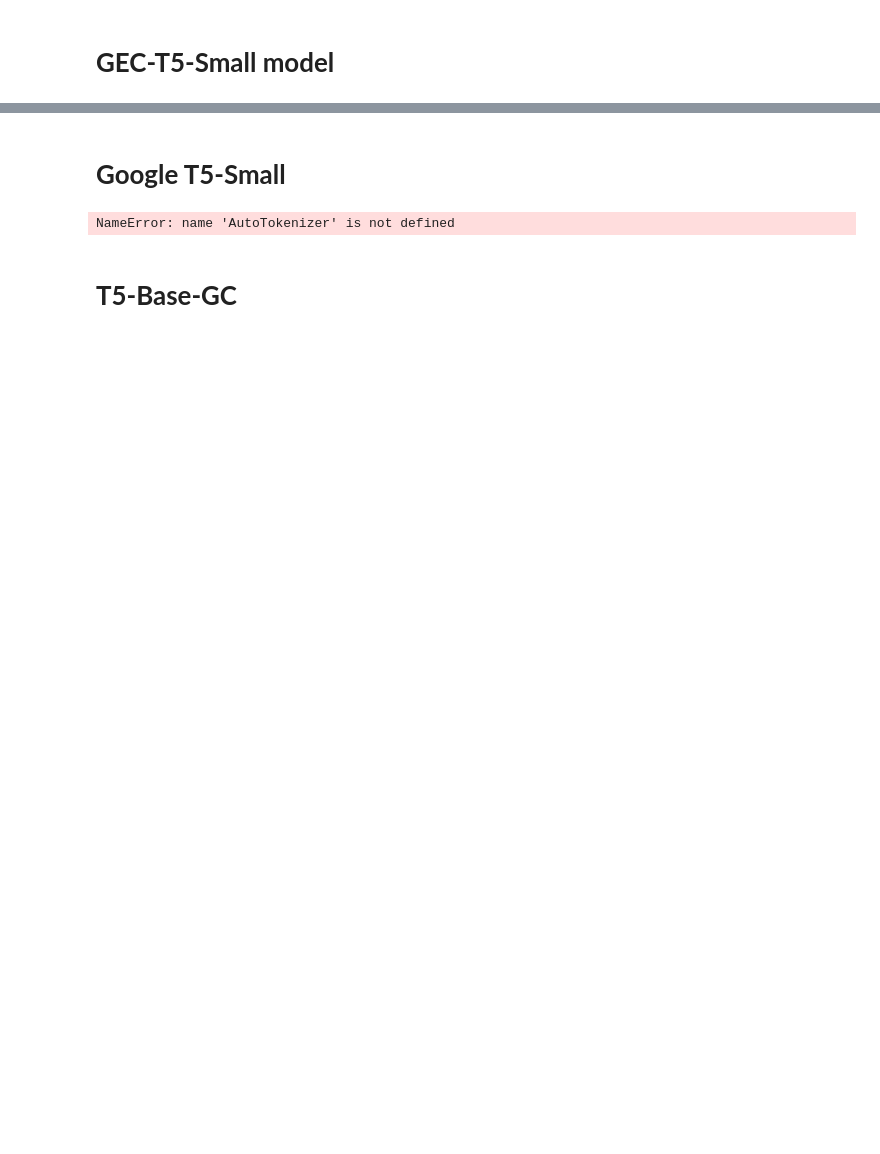
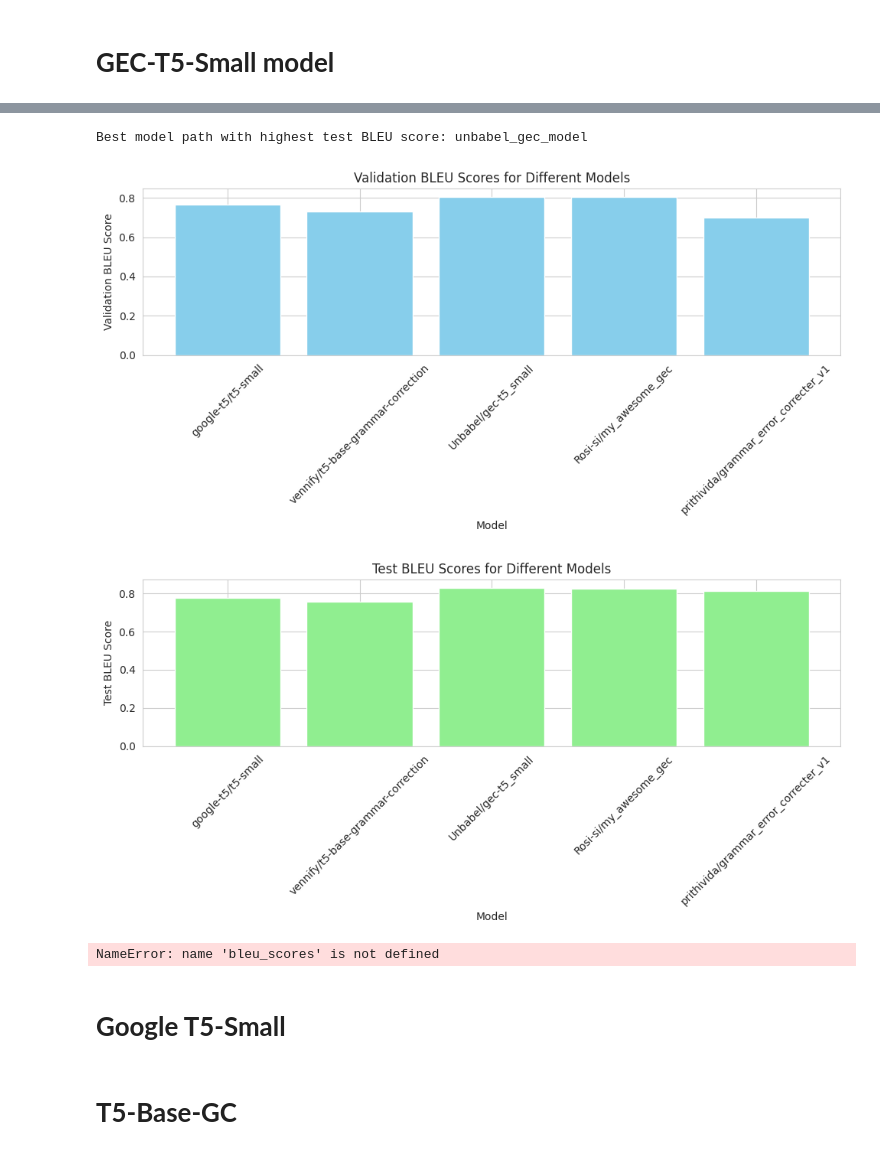
Before and after one commit to skbiswas0509/CSE499B-Grammatical-Error-Correction, a Jupyter notebook: GCCC_New.ipynb, the cells around one changed output, grey strips where cells are left out. Saved outputs shown, nothing was run; the diff lists cells and outputs as text; code cells hidden in the pictures; blank space fills up the shorter version.

```diff
--- a/GCCC_New.ipynb
+++ b/GCCC_New.ipynb
@@ -870,0 +885,19 @@ Test BLEU Score: 0.7183324375959452, Test Accuracy: 0.32673267326732675
+# %%
+# Train each model and collect BLEU scores
+for model_name, tokenizer_name, save_path in model_configs:
+    model = T5ForConditionalGeneration.from_pretrained(model_name)
+    tokenizer = T5Tokenizer.from_pretrained(tokenizer_name)
+
+    # Train model and collect BLEU scores
+    val_bleu, test_bleu = train_model(model, tokenizer, dataloaders, num_epochs=1)
+
+    # Append the results to the dictionary
+    bleu_scores['Model Name'].append(model_name)
+    bleu_scores['Validation BLEU'].append(val_bleu)
+    bleu_scores['Test BLEU'].append(test_bleu)
+    bleu_scores['Model Path'].append(save_path)  # Store the path
+
+    # Save the model
+    model.save_pretrained(save_path)
+    tokenizer.save_pretrained(save_path)
+    print(f"Model saved to {save_path}")
@@ -871,19 +935,45 @@ Test BLEU Score: 0.7183324375959452, Test Accuracy: 0.32673267326732675
+# %%
+# Find the model path for the best test BLEU score
+best_test_index = bleu_scores['Test BLEU'].index(max(bleu_scores['Test BLEU']))
+best_test_model_path = bleu_scores['Model Path'][best_test_index]
+
+print(f"Best model path with highest test BLEU score: {best_test_model_path}")
+# %% [output]
+Best model path with highest test BLEU score: unbabel_gec_model
+# %%
+# Plot Validation BLEU Scores                                                    #*fsddsgffffffffffffffffffffffffffffffffffffffffhfpouiho**
+plt.figure(figsize=(10, 5))
+plt.bar(bleu_scores['Model Name'], bleu_scores['Validation BLEU'], color='skyblue')
+plt.xlabel("Model")
+plt.ylabel("Validation BLEU Score")
+plt.title("Validation BLEU Scores for Different Models")
+plt.xticks(rotation=45)
+plt.tight_layout()
+plt.show()
+
+# Plot Test BLEU Scores
+plt.figure(figsize=(10, 5))
+plt.bar(bleu_scores['Model Name'], bleu_scores['Test BLEU'], color='lightgreen')
+plt.xlabel("Model")
+plt.ylabel("Test BLEU Score")
+plt.title("Test BLEU Scores for Different Models")
+plt.xticks(rotation=45)
+plt.tight_layout()
+plt.show()
+# %% [output]
+[figure, added]
+[figure, added]
+# %%
+# Find the index of the maximum Validation BLEU score
+max_test_bleu_idx = bleu_scores['Test BLEU'].index(max(bleu_scores['Test BLEU']))
+
+# Retrieve the model name and score with the best validation BLEU score
+best_model_name = bleu_scores['Model Name'][max_test_bleu_idx]
+
+print(f"The best performing model {best_model_name} and its score it has got is {max_test_bleu_idx}")
+# %% [output]
+NameError: name 'bleu_scores' is not defined
 # %% [markdown]
 # **Google T5-Small**
-# %%
-tokenizer = AutoTokenizer.from_pretrained("google-t5/t5-small")
-model = AutoModelForSeq2SeqLM.from_pretrained("google-t5/t5-small")
-
-num_epochs = 1
-
-train_model(model,tokenizer,dataloaders,num_epochs)
-
-# Save the model
-model_save_path = "t5_small_model"
-model.save_pretrained(model_save_path)
-tokenizer.save_pretrained(model_save_path)
-print(f"Model saved to {model_save_path}")
-# %% [output]
-NameError: name 'AutoTokenizer' is not defined
 # %% [markdown]
 # **T5-Base-GC**
```
Also changed, not shown: parts of 20 cells of this notebook.
